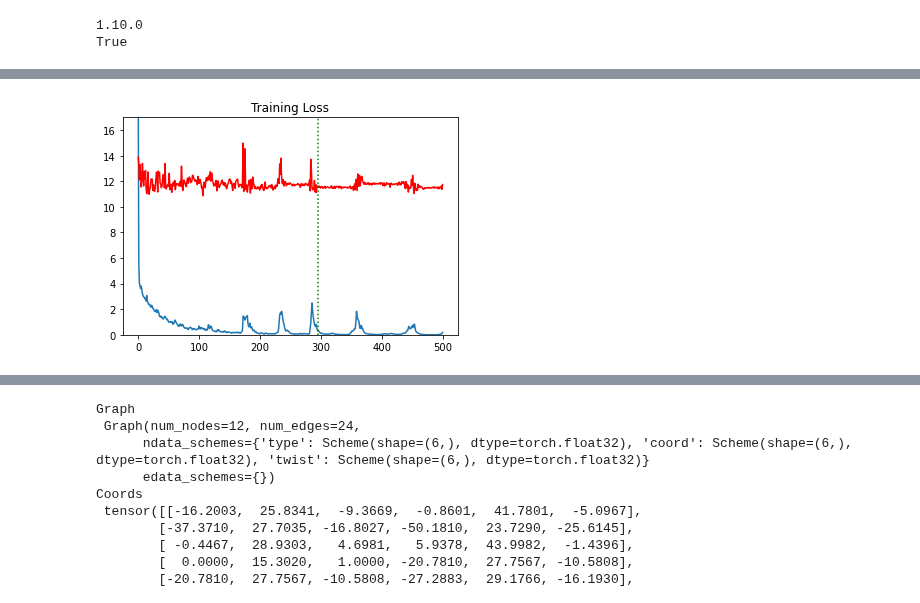
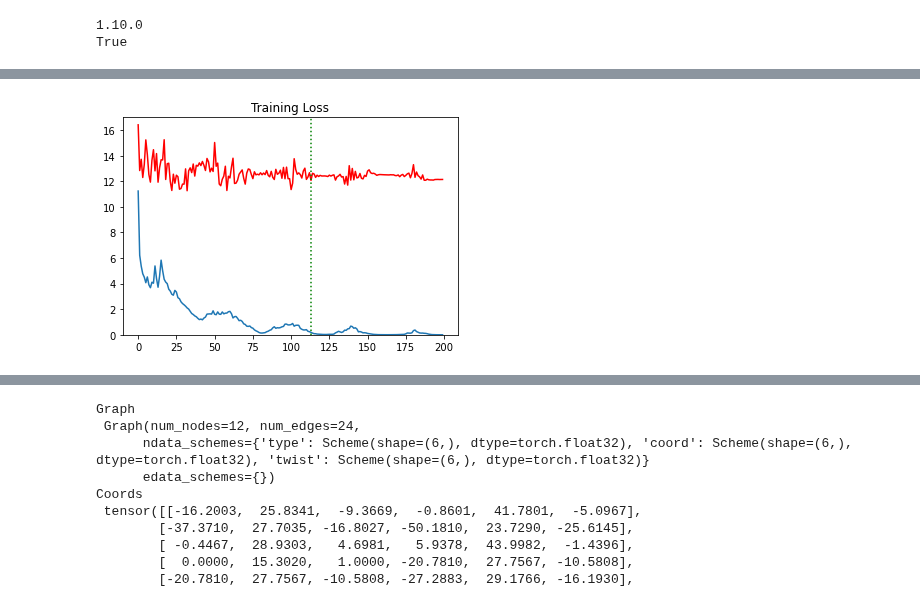
Before and after one commit to milang9/3d_classifier, a Jupyter notebook: 3d_classifier.ipynb, the cells around one changed output, grey strips where cells are left out. Saved outputs shown, nothing was run; the diff lists cells and outputs as text; code cells hidden in the pictures.

Commit message:
reducing layers and learning rate adaption

```diff
--- a/3d_classifier.ipynb
+++ b/3d_classifier.ipynb
@@ -269,25 +262,25 @@ model = CG_Classifier(
     num_features=3 #len(graph.ndata)
 )
 
-b_size = 32
+b_size = 64
 train_dataloader = dtl.pytorch.GraphDataLoader(training_dataset, batch_size=b_size, shuffle=True)
 
-opt = th.optim.Adam(model.parameters(), lr=5e-4)
+opt = th.optim.SGD(model.parameters(), lr=1e-2, momentum=0.9) #Adam(model.parameters(), lr=1e-3)
+scheduler = th.optim.lr_scheduler.CyclicLR(opt, 5e-4, 1e-2, step_size_up=20)
 model.train()
 
 epochs = 200
 
-#val setup
-val_losses = []
 
 #training setup
+val_losses = []
 epoch_losses = []
 for epoch in range(epochs):
     epoch_loss = 0
 
     for iter, (batched_graph, batch_labels) in enumerate(train_dataloader):
         l = []
-        for graph in dgl.unbatch(batched_graph): #is there a way to use directly the batched_graph object?
+        for graph in dgl.unbatch(batched_graph):
             pred = model(graph)
             l.append(pred)
 
@@ -298,6 +291,8 @@ for epoch in range(epochs):
         loss.backward()
         opt.step()
         epoch_loss += loss.detach().item()
+
+    scheduler.step()
 
     epoch_loss /= (iter + 1)
     epoch_losses.append(epoch_loss)
@@ -317,7 +312,7 @@ for epoch in range(epochs):
         th.save(model.state_dict(), "model_data/model_epoch" + str(epoch) + ".pth")
 
     if epoch % 5 == 0:
-        print("Epoch {}: Training loss {:.4f}, Validation loss {:.4f}".format(epoch, epoch_loss, val_loss))
+        print("Epoch {}: Training loss {:.4f}, Validation loss {:.4f}, learning rate: {:.5f}".format(epoch, epoch_loss, val_loss, scheduler.get_last_lr()[0]))
 
 end = time.perf_counter()
 
@@ -336,13 +348,13 @@ DGLError: Expect number of features to match number of nodes (len(u)). Got 1 and
 # %%
 #plot the training run
 plt.plot(epoch_losses)
 plt.plot(val_losses, 'r')
 plt.title("Training Loss")
 plt.ylim(ymax = 17, ymin = 0)
-plt.axvline(x = 295, c = 'g', ls = ':')
+plt.axvline(x = 113, c = 'g', ls = ':')
 plt.draw()
 # %% [output]
-[figure, old version]
+[figure, new version]
 # %%
 #Test Data
 test_dir = "./data/test_set"
```
Also changed, not shown: parts of 5 cells of this notebook, 2 other files.
